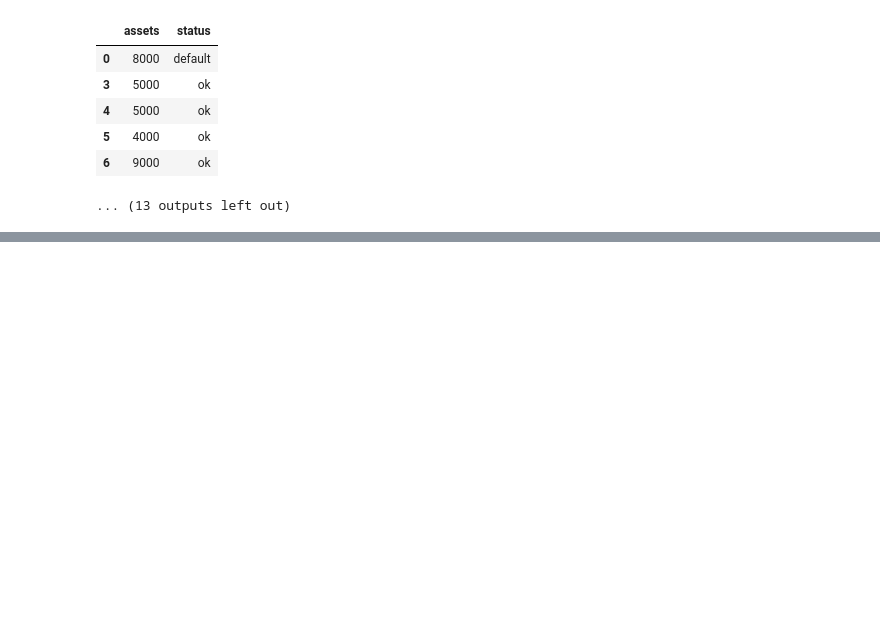
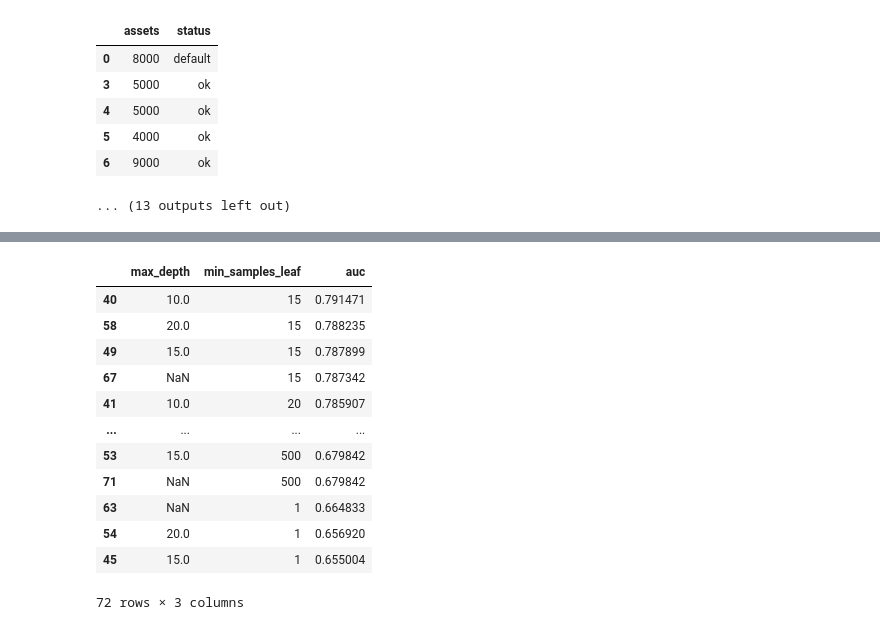
Before and after one commit to AurisNauris/ML-zoomcamp-homework, a Jupyter notebook: 06-trees/06-notebook.ipynb, the cells around one changed output, grey strips where cells are left out. Drawn from its saved outputs; the diff is of its cells as text; code cells hidden in the pictures; blank space fills up the shorter version.

```diff
--- a/06-trees/06-notebook.ipynb
+++ b/06-trees/06-notebook.ipynb
@@ -343,0 +389,16 @@ Name: proportion, dtype: float64
+# %%
+df_scores.sort_values(by='auc', ascending=False)
+# %% [output]
+|  | max_depth | min_samples_leaf | auc |
+| 40 | 10.0 | 15 | 0.791471 |
+| 58 | 20.0 | 15 | 0.788235 |
+| 49 | 15.0 | 15 | 0.787899 |
+| 67 | NaN | 15 | 0.787342 |
+| 41 | 10.0 | 20 | 0.785907 |
+| ... | ... | ... | ... |
+| 53 | 15.0 | 500 | 0.679842 |
+| 71 | NaN | 500 | 0.679842 |
+| 63 | NaN | 1 | 0.664833 |
+| 54 | 20.0 | 1 | 0.656920 |
+| 45 | 15.0 | 1 | 0.655004 |
+72 rows × 3 columns
```
Also changed, not shown: parts of 11 cells of this notebook, 1 other file.
